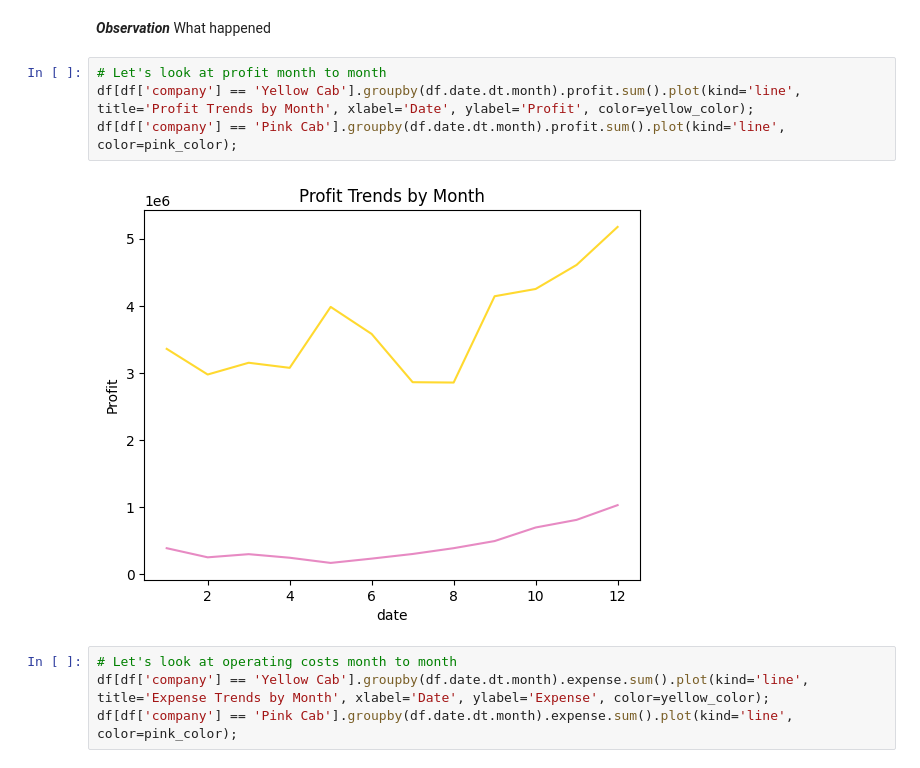
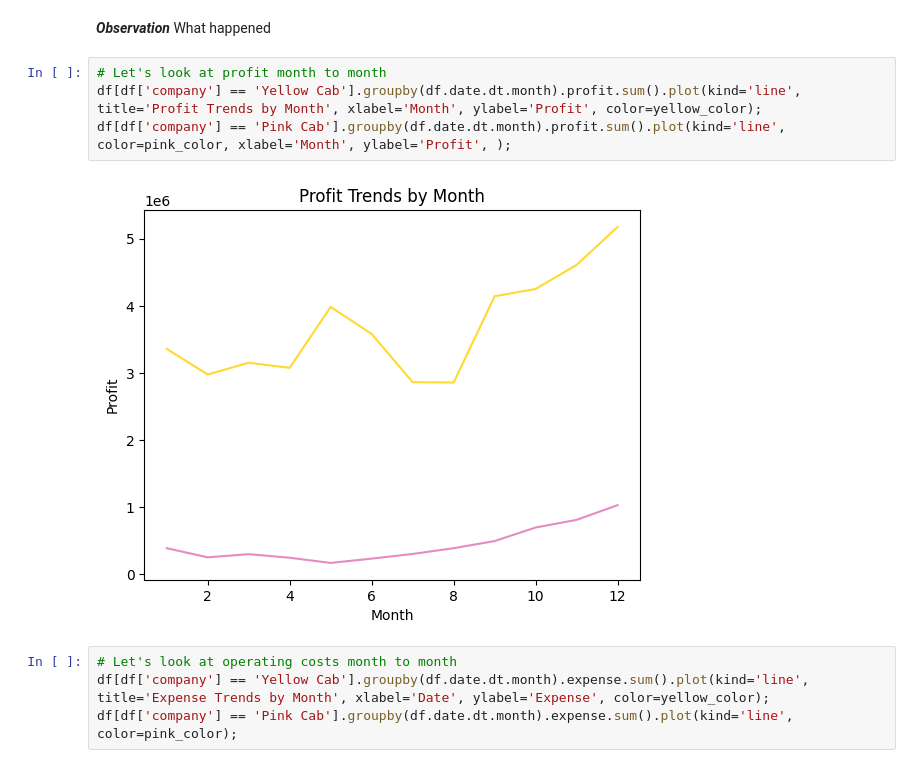
Before and after one commit to rambles-tech/DG_virtual_internship, a Jupyter notebook: week02/EDA.ipynb, the cells around one changed output. Cells and saved outputs as stored; diff of their text form.

```diff
--- a/week02/EDA.ipynb
+++ b/week02/EDA.ipynb
@@ -635,10 +663,10 @@ plt.show()
 What happened
 # %%
 # Let's look at profit month to month
-df[df['company'] == 'Yellow Cab'].groupby(df.date.dt.month).profit.sum().plot(kind='line', title='Profit Trends by Month', xlabel='Date', ylabel='Profit', color=yellow_color);
-df[df['company'] == 'Pink Cab'].groupby(df.date.dt.month).profit.sum().plot(kind='line', color=pink_color);
+df[df['company'] == 'Yellow Cab'].groupby(df.date.dt.month).profit.sum().plot(kind='line', title='Profit Trends by Month', xlabel='Month', ylabel='Profit', color=yellow_color);
+df[df['company'] == 'Pink Cab'].groupby(df.date.dt.month).profit.sum().plot(kind='line', color=pink_color, xlabel='Month', ylabel='Profit', );
 # %% [output]
-[figure, old version]
+[figure, new version]
 # %%
 # Let's look at operating costs month to month
 df[df['company'] == 'Yellow Cab'].groupby(df.date.dt.month).expense.sum().plot(kind='line', title='Expense Trends by Month', xlabel='Date', ylabel='Expense', color=yellow_color);
```
Also changed, not shown: parts of 9 cells of this notebook, 4 other files.
